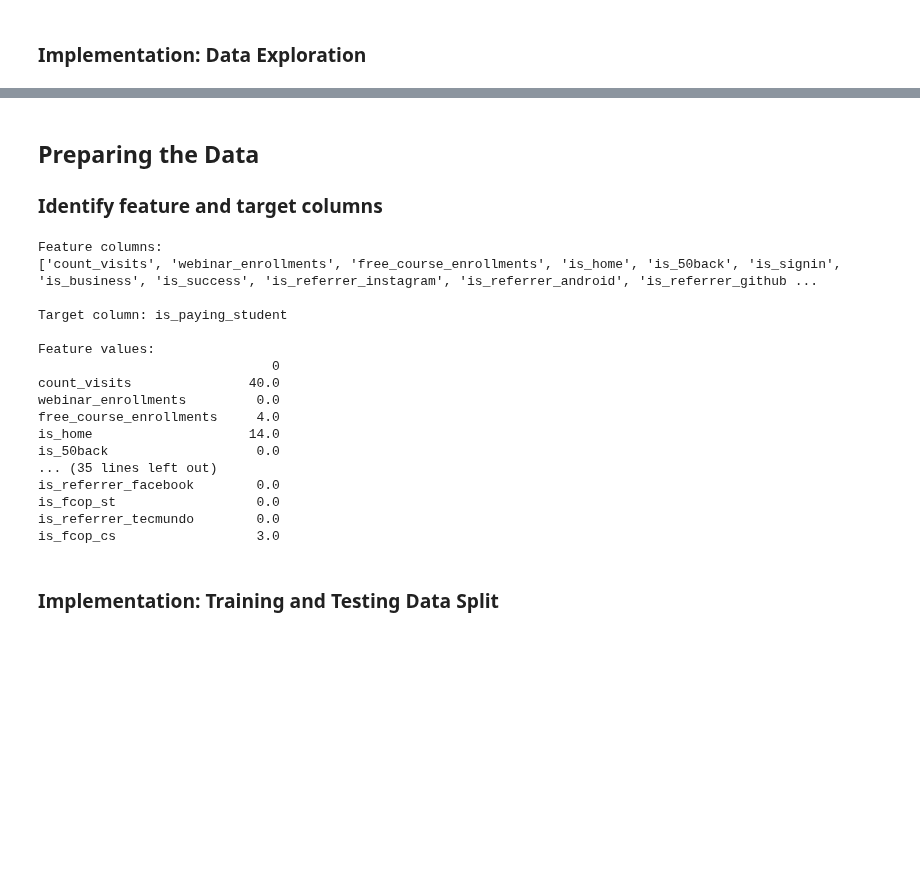
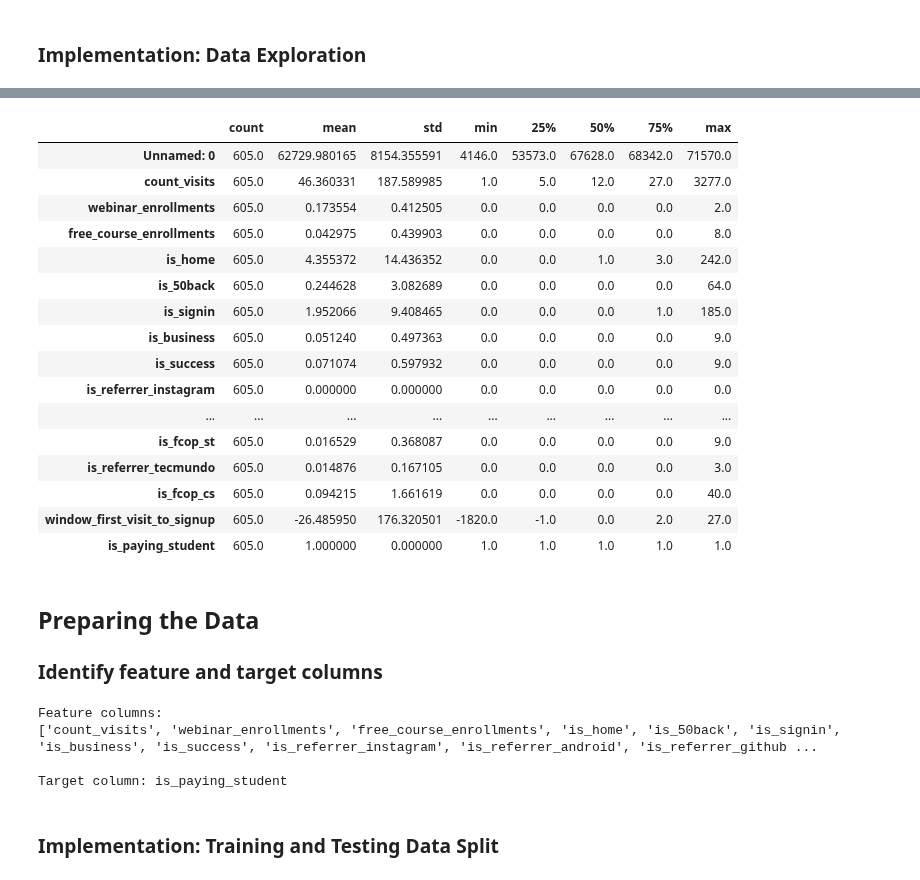
Before and after one commit to CarlosUdacity/nanodegree-projects, a Jupyter notebook: machine-learning/capstone/capstone.ipynb, the cells around one changed output, grey strips where cells are left out. Drawn from its saved outputs; the diff is of its cells as text; code cells hidden in the pictures; blank space fills up the shorter version.

```diff
--- a/machine-learning/capstone/capstone.ipynb
+++ b/machine-learning/capstone/capstone.ipynb
@@ -50,3 +212,23 @@ Conversion rate: 7.02%
+# %%
+data[data['is_paying_student'] == 1].describe().transpose()
+# %% [output]
+|  | count | mean | std | min | 25% | 50% | 75% | max |
+| Unnamed: 0 | 605.0 | 62729.980165 | 8154.355591 | 4146.0 | 53573.0 | 67628.0 | 68342.0 | 71570.0 |
+| count_visits | 605.0 | 46.360331 | 187.589985 | 1.0 | 5.0 | 12.0 | 27.0 | 3277.0 |
+| webinar_enrollments | 605.0 | 0.173554 | 0.412505 | 0.0 | 0.0 | 0.0 | 0.0 | 2.0 |
+| free_course_enrollments | 605.0 | 0.042975 | 0.439903 | 0.0 | 0.0 | 0.0 | 0.0 | 8.0 |
+| is_home | 605.0 | 4.355372 | 14.436352 | 0.0 | 0.0 | 1.0 | 3.0 | 242.0 |
+| is_50back | 605.0 | 0.244628 | 3.082689 | 0.0 | 0.0 | 0.0 | 0.0 | 64.0 |
+| is_signin | 605.0 | 1.952066 | 9.408465 | 0.0 | 0.0 | 0.0 | 1.0 | 185.0 |
+| is_business | 605.0 | 0.051240 | 0.497363 | 0.0 | 0.0 | 0.0 | 0.0 | 9.0 |
+| is_success | 605.0 | 0.071074 | 0.597932 | 0.0 | 0.0 | 0.0 | 0.0 | 9.0 |
+| is_referrer_instagram | 605.0 | 0.000000 | 0.000000 | 0.0 | 0.0 | 0.0 | 0.0 | 0.0 |
+| ... | ... | ... | ... | ... | ... | ... | ... | ... |
+| is_fcop_st | 605.0 | 0.016529 | 0.368087 | 0.0 | 0.0 | 0.0 | 0.0 | 9.0 |
+| is_referrer_tecmundo | 605.0 | 0.014876 | 0.167105 | 0.0 | 0.0 | 0.0 | 0.0 | 3.0 |
+| is_fcop_cs | 605.0 | 0.094215 | 1.661619 | 0.0 | 0.0 | 0.0 | 0.0 | 40.0 |
+| window_first_visit_to_signup | 605.0 | -26.485950 | 176.320501 | -1820.0 | -1.0 | 0.0 | 2.0 | 27.0 |
+| is_paying_student | 605.0 | 1.000000 | 0.000000 | 1.0 | 1.0 | 1.0 | 1.0 | 1.0 |
 # %% [markdown]
 ## Preparing the Data
 ### Identify feature and target columns
@@ -66,28 +248,11 @@ print("\nTarget column: {}".format(target_col))
 # Separate the data into feature data and target data (X_all and y_all, respectively)
 X_all = data[feature_cols]
 y_all = data[target_col]
-
-# Show the feature information by printing the first five rows
-print("\nFeature values:")
-print(X_all.head(1).transpose())
 # %% [output]
 Feature columns:
 ['count_visits', 'webinar_enrollments', 'free_course_enrollments', 'is_home', 'is_50back', 'is_signin', 'is_business', 'is_success', 'is_referrer_instagram', 'is_referrer_android', 'is_referrer_github ...
 
 Target column: is_paying_student
-
-Feature values:
-                              0
-count_visits               40.0
-webinar_enrollments         0.0
-free_course_enrollments     4.0
-is_home                    14.0
-is_50back                   0.0
-... (35 lines left out)
-is_referrer_facebook        0.0
-is_fcop_st                  0.0
-is_referrer_tecmundo        0.0
-is_fcop_cs                  3.0
 # %% [markdown]
 ### Implementation: Training and Testing Data Split
 # %%
```
Also changed, not shown: parts of 17 cells of this notebook, 1 other file.
